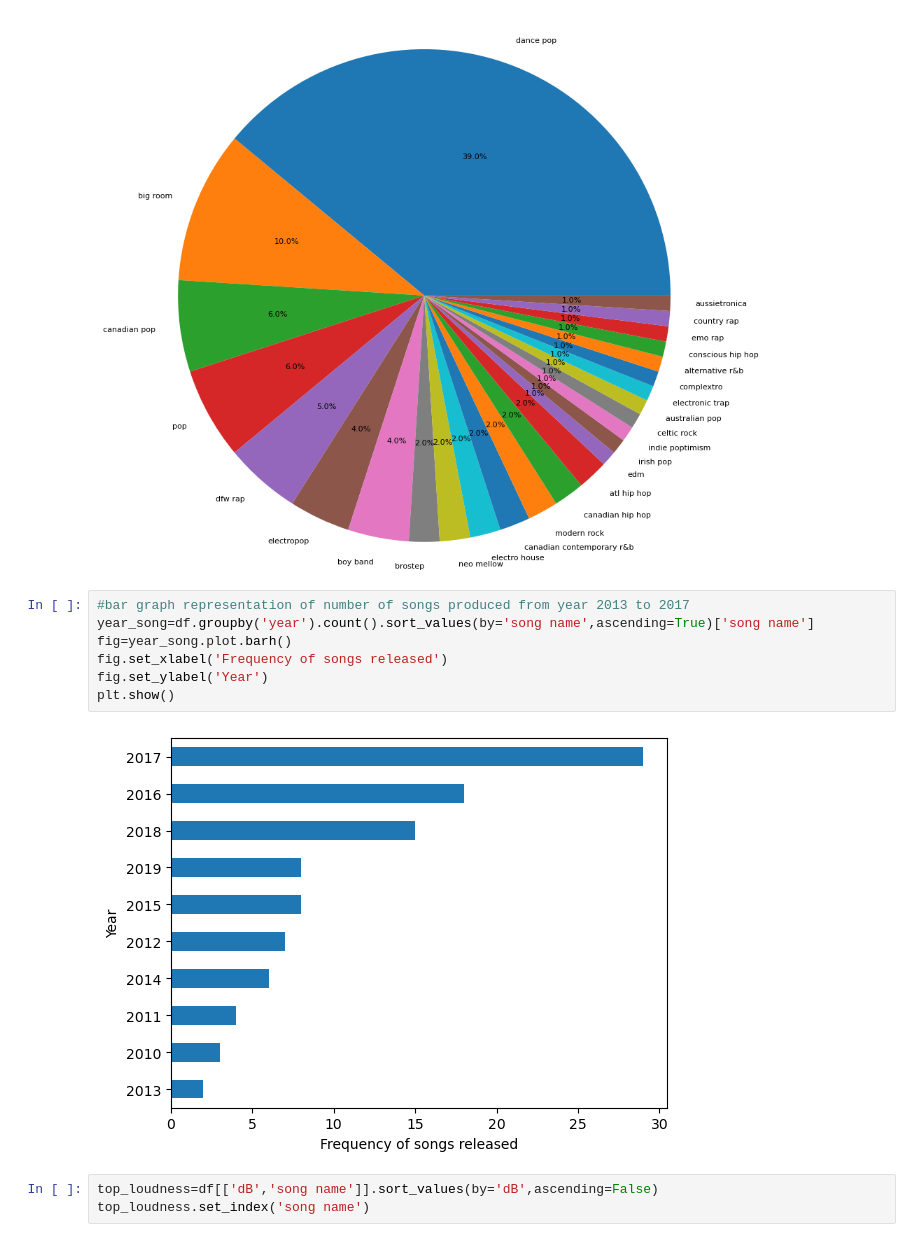
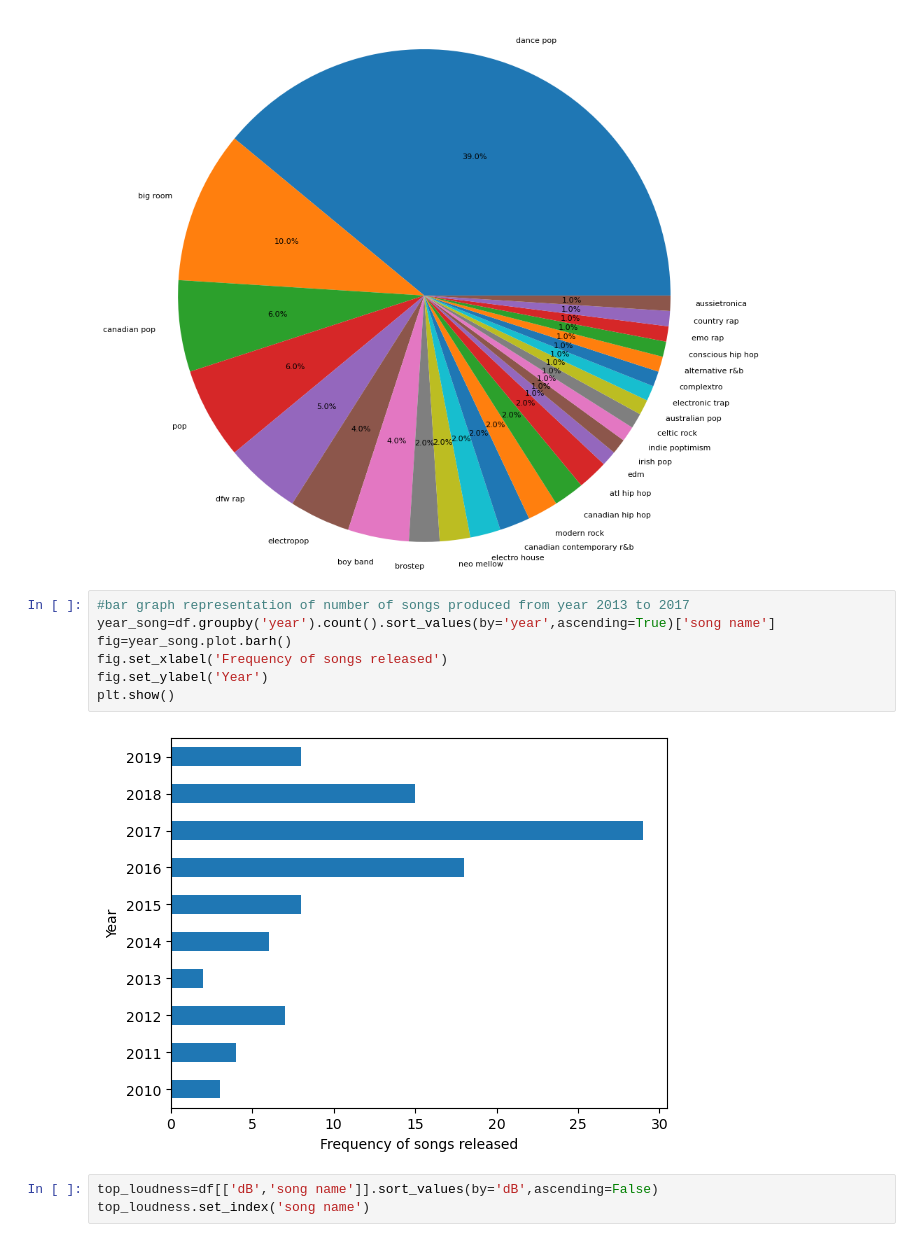
Before and after one commit to sandeepangh782/Analyzing-Suicide-Trends-Unveiling-Influential-Factors, a Jupyter notebook: Analysis-of-spotify-dataset.ipynb, the cells around one changed output. Saved outputs shown, nothing was run; the diff lists cells and outputs as text.

```diff
--- a/Analysis-of-spotify-dataset.ipynb
+++ b/Analysis-of-spotify-dataset.ipynb
@@ -163,13 +163,13 @@ plt.show()
 [figure]
 # %%
 #bar graph representation of number of songs produced from year 2013 to 2017
-year_song=df.groupby('year').count().sort_values(by='song name',ascending=True)['song name']
+year_song=df.groupby('year').count().sort_values(by='year',ascending=True)['song name']
 fig=year_song.plot.barh()
 fig.set_xlabel('Frequency of songs released')
 fig.set_ylabel('Year')
 plt.show()
 # %% [output]
-[figure, old version]
+[figure, new version]
 # %%
 top_loudness=df[['dB','song name']].sort_values(by='dB',ascending=False)
 top_loudness.set_index('song name')
```
Also changed, not shown: parts of 1 cell of this notebook.
